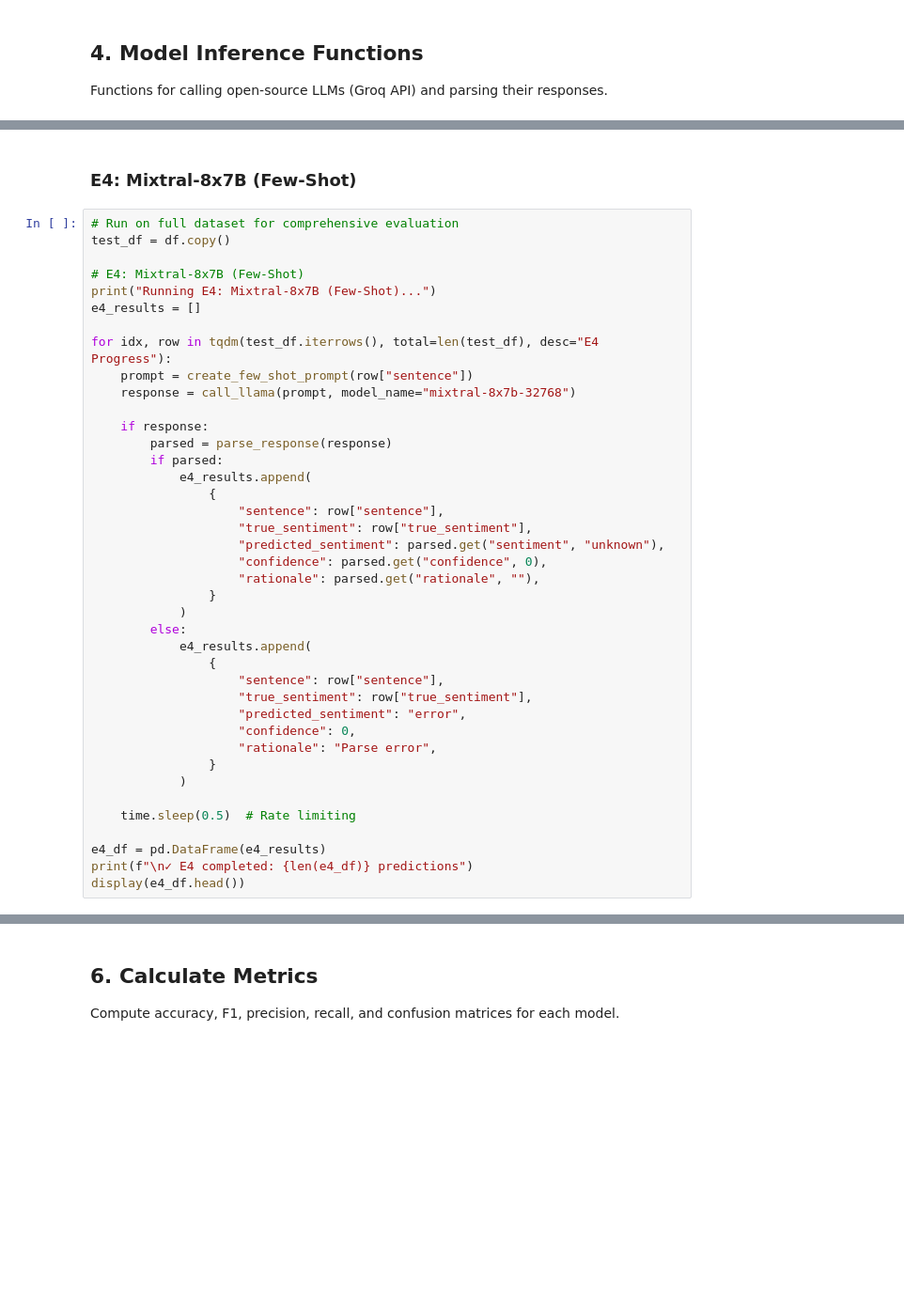
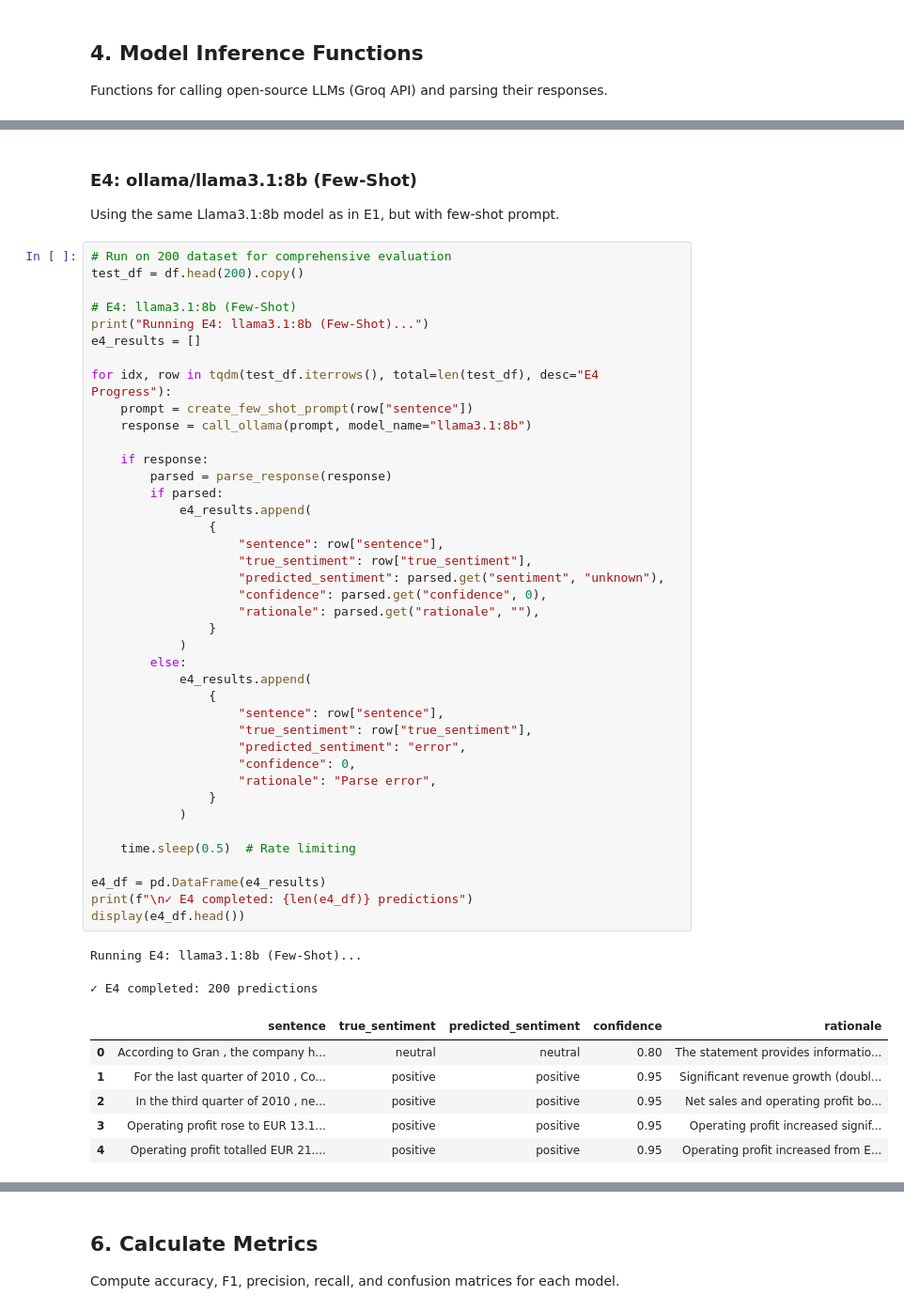
Before and after one commit to isidharthrai/Prompt_Engineering_for_Financial_Texts, a Jupyter notebook: Task1_Sentiment_Analysis/Few_Shot/E4_E5_E6_few_shot_sentiment.ipynb, the cells around one changed output, grey strips where cells are left out. Shown at 94% size. Drawn from its saved outputs; the diff is of its cells as text; blank space fills up the shorter version.

```diff
--- a/Task1_Sentiment_Analysis/Few_Shot/E4_E5_E6_few_shot_sentiment.ipynb
+++ b/Task1_Sentiment_Analysis/Few_Shot/E4_E5_E6_few_shot_sentiment.ipynb
@@ -275,43 +292,54 @@ Run few-shot sentiment analysis using open-source LLMs:
 # %% [markdown]
-### E4: Mixtral-8x7B (Few-Shot)
+### E4: ollama/llama3.1:8b (Few-Shot)
+
+Using the same Llama3.1:8b model as in E1, but with few-shot prompt.
 # %%
-# Run on full dataset for comprehensive evaluation
-test_df = df.copy()
+# Run on 200 dataset for comprehensive evaluation
+test_df = df.head(200).copy()
 
-# E4: Mixtral-8x7B (Few-Shot)
-print("Running E4: Mixtral-8x7B (Few-Shot)...")
+# E4: llama3.1:8b (Few-Shot)
+print("Running E4: llama3.1:8b (Few-Shot)...")
 e4_results = []
 
 for idx, row in tqdm(test_df.iterrows(), total=len(test_df), desc="E4 Progress"):
     prompt = create_few_shot_prompt(row["sentence"])
-    response = call_llama(prompt, model_name="mixtral-8x7b-32768")
+    response = call_ollama(prompt, model_name="llama3.1:8b")
 
     if response:
         parsed = parse_response(response)
         if parsed:
             e4_results.append(
                 {
                     "sentence": row["sentence"],
                     "true_sentiment": row["true_sentiment"],
                     "predicted_sentiment": parsed.get("sentiment", "unknown"),
                     "confidence": parsed.get("confidence", 0),
                     "rationale": parsed.get("rationale", ""),
                 }
             )
         else:
             e4_results.append(
                 {
                     "sentence": row["sentence"],
                     "true_sentiment": row["true_sentiment"],
                     "predicted_sentiment": "error",
                     "confidence": 0,
                     "rationale": "Parse error",
                 }
             )
 
     time.sleep(0.5)  # Rate limiting
 
 e4_df = pd.DataFrame(e4_results)
 print(f"\n✓ E4 completed: {len(e4_df)} predictions")
 display(e4_df.head())
+# %% [output]
+Running E4: llama3.1:8b (Few-Shot)...
+✓ E4 completed: 200 predictions
+|  | sentence | true_sentiment | predicted_sentiment | confidence | rationale |
+| 0 | According to Gran , the company h... | neutral | neutral | 0.80 | The statement provides informatio... |
+| 1 | For the last quarter of 2010 , Co... | positive | positive | 0.95 | Significant revenue growth (doubl... |
+| 2 | In the third quarter of 2010 , ne... | positive | positive | 0.95 | Net sales and operating profit bo... |
+| 3 | Operating profit rose to EUR 13.1... | positive | positive | 0.95 | Operating profit increased signif... |
+| 4 | Operating profit totalled EUR 21.... | positive | positive | 0.95 | Operating profit increased from E... |
 # %% [markdown]
```
Also changed, not shown: parts of 21 cells of this notebook, 38 other files.
